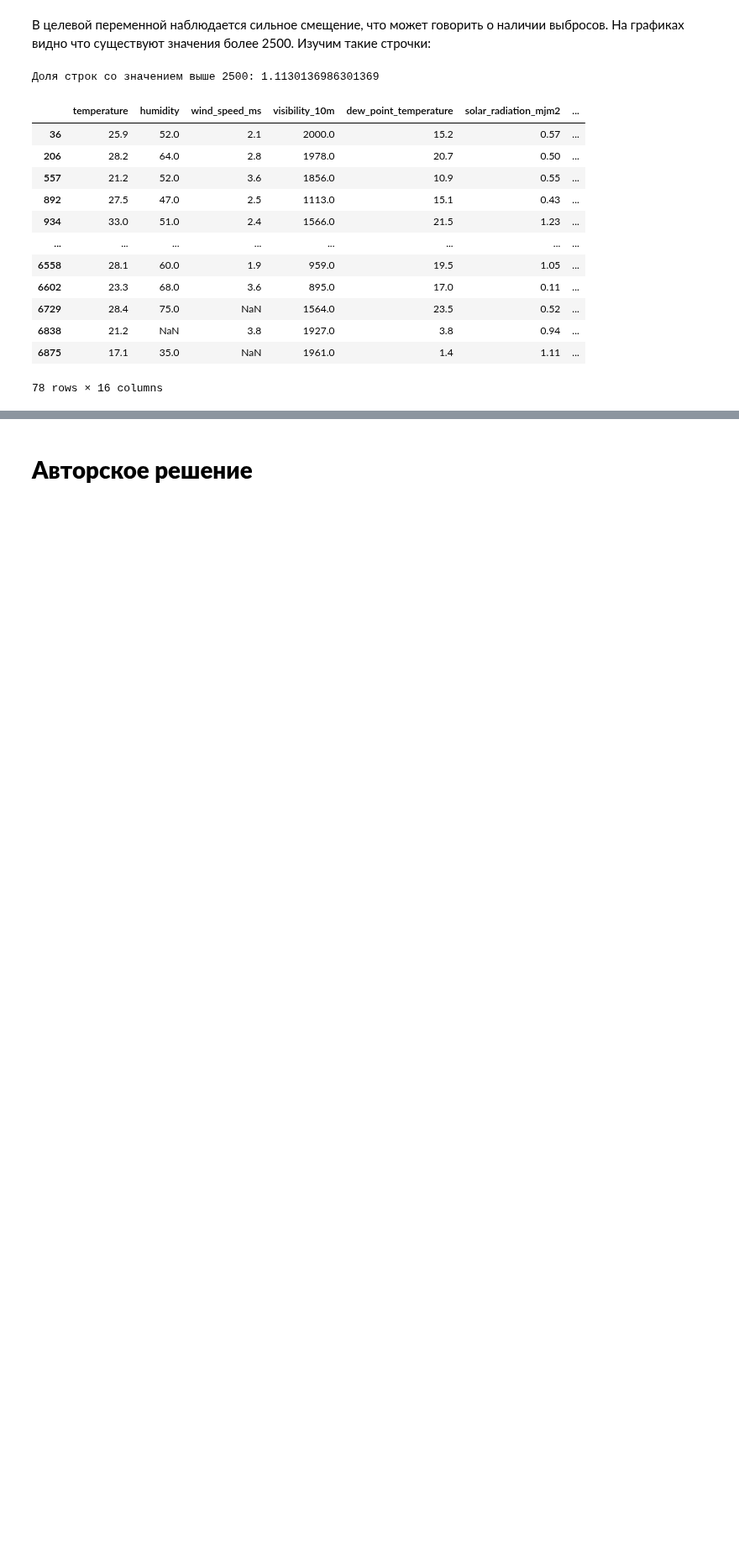
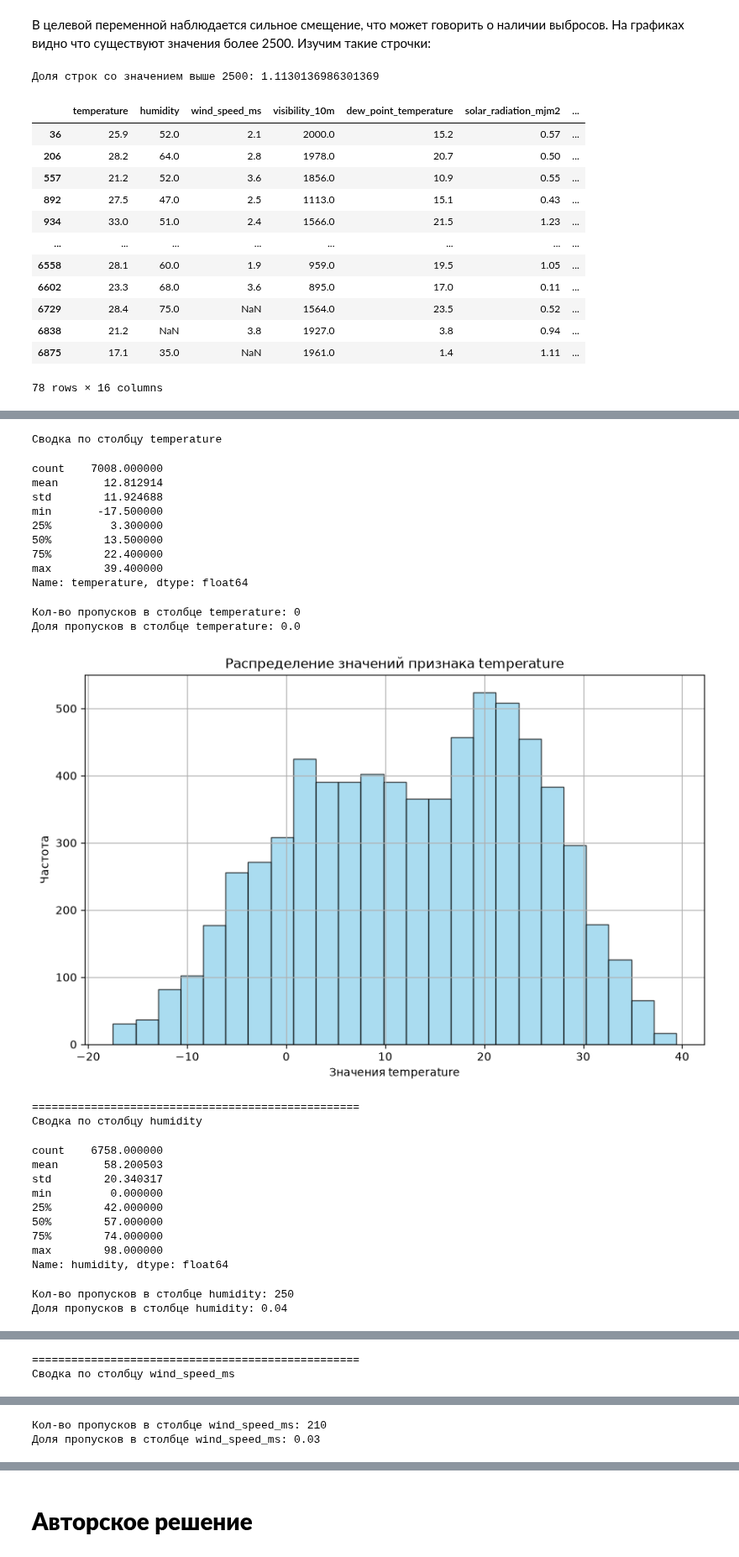
Before and after one commit to ilya-liniukhin/bikesouth_regression_problem, a Jupyter notebook: notebook.ipynb, the cells around one changed output, grey strips where cells are left out. Shown at 84% size. Cells and saved outputs as stored; diff of their text form; code cells hidden in the pictures; blank space fills up the shorter version.

```diff
--- a/notebook.ipynb
+++ b/notebook.ipynb
@@ -495,0 +520,52 @@ df_train[df_train["rented_bike_count"] > 2500]
+# %%
+num_cols = ['temperature', 'humidity', 'wind_speed_ms', 'visibility_10m', 'dew_point_temperature', 'solar_radiation_mjm2',
+           'rainfallmm', 'snowfall_cm']
+
+for col in num_cols:
+    print(f'Сводка по столбцу {col}')
+    print('')
+    display(df_train[col].describe())
+    print('')
+    print(f'Кол-во пропусков в столбце {col}: {df_train[col].isna().sum()}')
+    print(f'Доля пропусков в столбце {col}: {round(df_train[col].isna().sum() / df_train.shape[0], 2)}')
+    plt.figure(figsize=(10,6))
+    plt.hist(
+        df_train[col],
+        color='skyblue',
+        edgecolor='black',
+        alpha=0.7,
+        bins=25
+    )
+    plt.grid()
+    plt.xlabel(f'Значения {col}')
+    plt.ylabel('Частота')
+    plt.title(f'Распределение значений признака {col}')
+    plt.show()
+    print('=' * 50)
+# %% [output]
+Сводка по столбцу temperature
+count    7008.000000
+mean       12.812914
+std        11.924688
+min       -17.500000
+25%         3.300000
+50%        13.500000
+75%        22.400000
+max        39.400000
+Name: temperature, dtype: float64
+Кол-во пропусков в столбце temperature: 0
+Доля пропусков в столбце temperature: 0.0
+[figure, added]
+==================================================
+Сводка по столбцу humidity
+count    6758.000000
+mean       58.200503
+std        20.340317
+min         0.000000
+25%        42.000000
+50%        57.000000
+75%        74.000000
+max        98.000000
+Name: humidity, dtype: float64
+Кол-во пропусков в столбце humidity: 250
+Доля пропусков в столбце humidity: 0.04
@@ -495,0 +573,2 @@ df_train[df_train["rented_bike_count"] > 2500]
+==================================================
+Сводка по столбцу wind_speed_ms
@@ -495,0 +584,2 @@ df_train[df_train["rented_bike_count"] > 2500]
+Кол-во пропусков в столбце wind_speed_ms: 210
+Доля пропусков в столбце wind_speed_ms: 0.03
```
Also changed, not shown: parts of 14 cells of this notebook.
